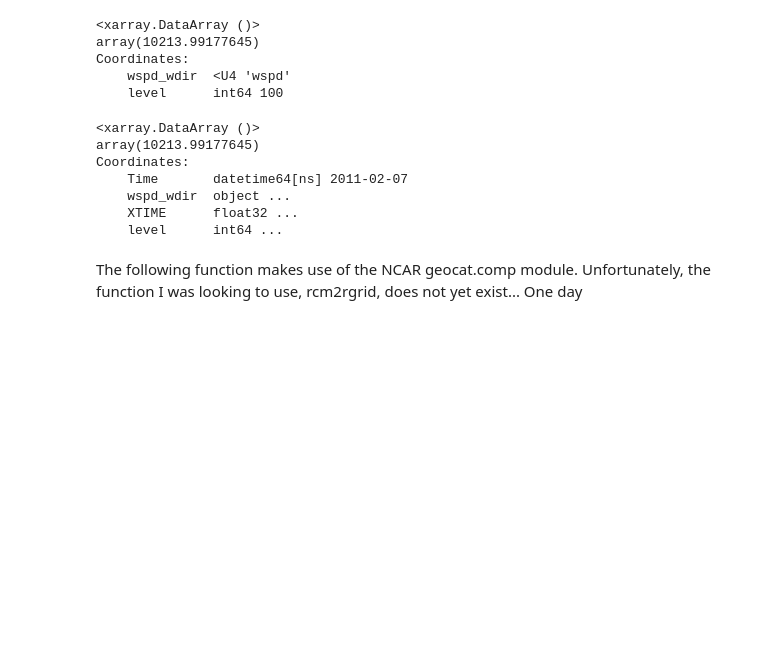
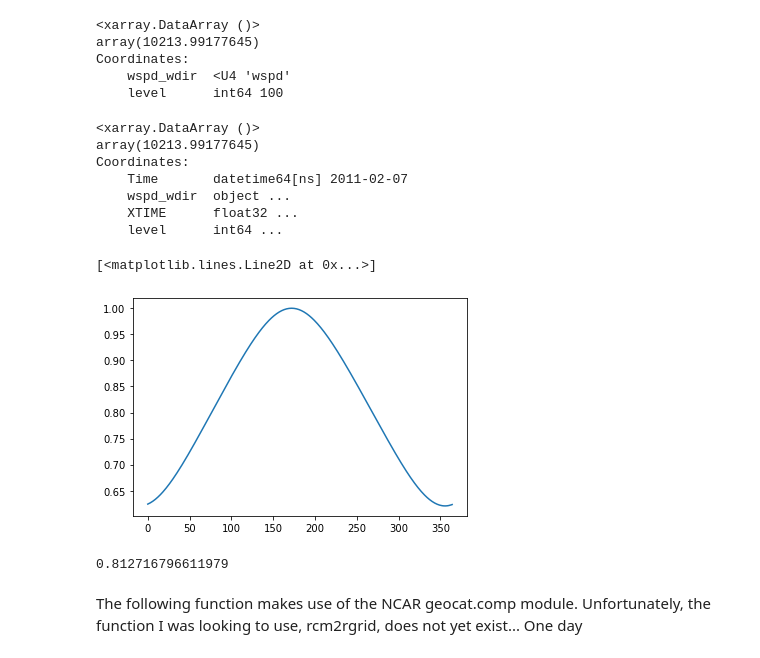
Before and after one commit to jeffreysward/met4ene, a Jupyter notebook: post/python/WRF_regridding.ipynb, the cells around one changed output. Drawn from its saved outputs; the diff is of its cells as text; code cells hidden in the pictures; blank space fills up the shorter version.

Commit message:
Added annual mean daily day length fraction to the fitness correction factor.

```diff
--- a/post/python/WRF_regridding.ipynb
+++ b/post/python/WRF_regridding.ipynb
@@ -390,6 +385,21 @@ Coordinates:
     wspd_wdir  object ...
     XTIME      float32 ...
     level      int64 ...
+# %%
+# Annual mean daylight fraction
+daylight_factors = []
+for jday in range(1, 366):
+    daylight_factors.append(ow.helper_functions.daylight_frac(jday))
+# %%
+fig, ax = plt.subplots()
+ax.plot(daylight_factors)
+# %% [output]
+[<matplotlib.lines.Line2D at 0x...>]
+[figure, added]
+# %%
+sum(daylight_factors) / len(daylight_factors)
+# %% [output]
+0.812716796611979
 # %% [markdown]
 The following function makes use of the NCAR geocat.comp module. Unfortunately, the function I was looking to use, rcm2rgrid, does not yet exist... One day
 # %%
```
Also changed, not shown: parts of 1 cell of this notebook, 1 other file.
